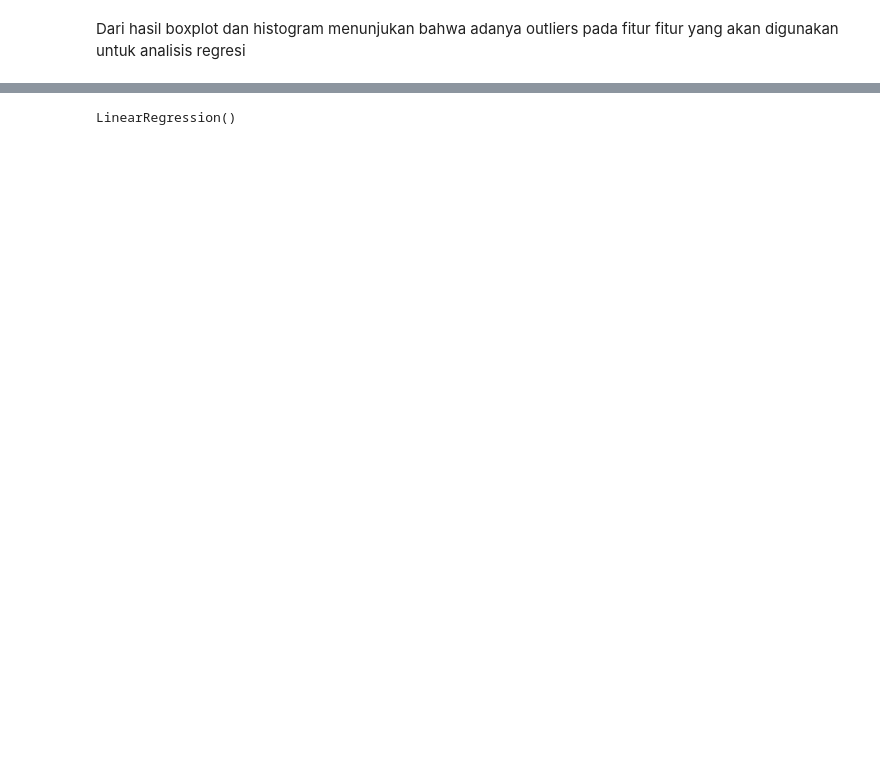
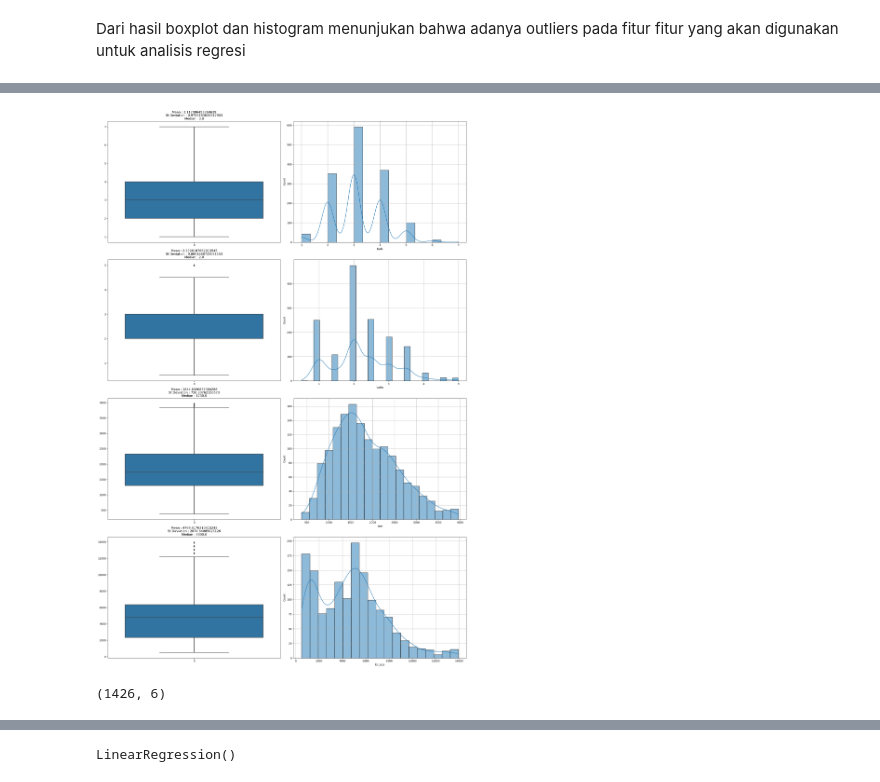
Before and after one commit to ramawanaditya/Portofolio, a Jupyter notebook: House Price Prediction - Seattle.ipynb, the cells around one changed output, grey strips where cells are left out. Cells and saved outputs as stored; diff of their text form; code cells hidden in the pictures; blank space fills up the shorter version.

```diff
--- a/House Price Prediction - Seattle.ipynb
+++ b/House Price Prediction - Seattle.ipynb
@@ -381,0 +382,10 @@ Namun keputusan selanjutnya adalah tidak menghapus outliers tersebut karena, fit
+# %%
+train_without_outliers = train.copy()
+
+for feature in features:
+    Q1 = train_without_outliers[feature].quantile(0.25)
+    Q3 = train_without_outliers[feature].quantile(0.75)
+
+    IQR = Q3 - Q1
+
+    train_without_outliers = train_without_outliers[~((train_without_outliers[feature] < (Q1 - 1.5 * IQR)) | (train_without_outliers[feature] > (Q3 + 1.5 * IQR)))]
@@ -381,0 +396,4 @@ Namun keputusan selanjutnya adalah tidak menghapus outliers tersebut karena, fit
+# %%
+cek_outliers(train_without_outliers)
+# %% [output]
+[figure, added]
@@ -381,0 +408,4 @@ Namun keputusan selanjutnya adalah tidak menghapus outliers tersebut karena, fit
+# %%
+train_without_outliers.shape
+# %% [output]
+(1426, 6)
```
Also changed, not shown: parts of 55 cells of this notebook.
